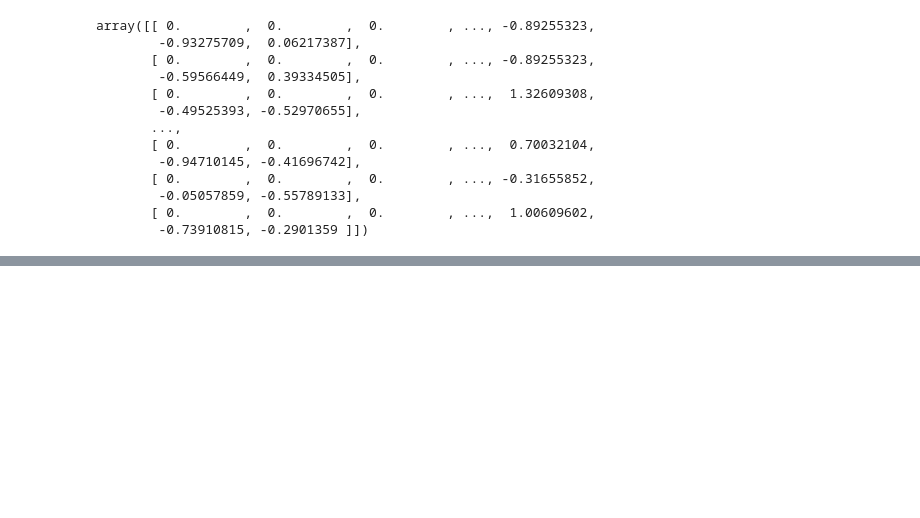
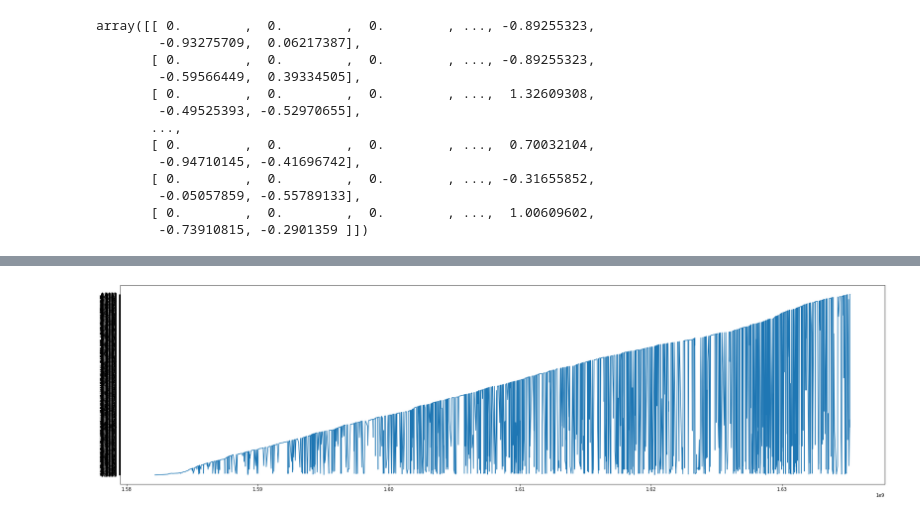
Before and after one commit to j-chen005/COVID19-Mental-Health-Analysis, a Jupyter notebook: Sentiment Over Time Model.ipynb, the cells around one changed output, grey strips where cells are left out. Cells and saved outputs as stored; diff of their text form; code cells hidden in the pictures; blank space fills up the shorter version.

```diff
--- a/Sentiment Over Time Model.ipynb
+++ b/Sentiment Over Time Model.ipynb
@@ -224,0 +244,4 @@ model.evaluate(X_test,y_test)
+# %%
+plot_sample = df.sample(2000)
+plot_sample = plot_sample.sort_values("created_utc")
+plot_sample.head()
@@ -225,3 +255,16 @@ model.evaluate(X_test,y_test)
+# %%
+plot_sample = plot_sample.astype({"sentiment": str})
+# %%
+plt.figure(1,figsize=(30,8))
+
+x = plot_sample['created_utc']
+y = plot_sample['sentiment']
+
+plt.plot(x,y)
+
+plt.show()
+# %% [output]
+[figure, added]
 # %%
 train_data = train_data.reset_index()
 test_data = test_data.reset_index()
```
Also changed, not shown: parts of 13 cells of this notebook.
